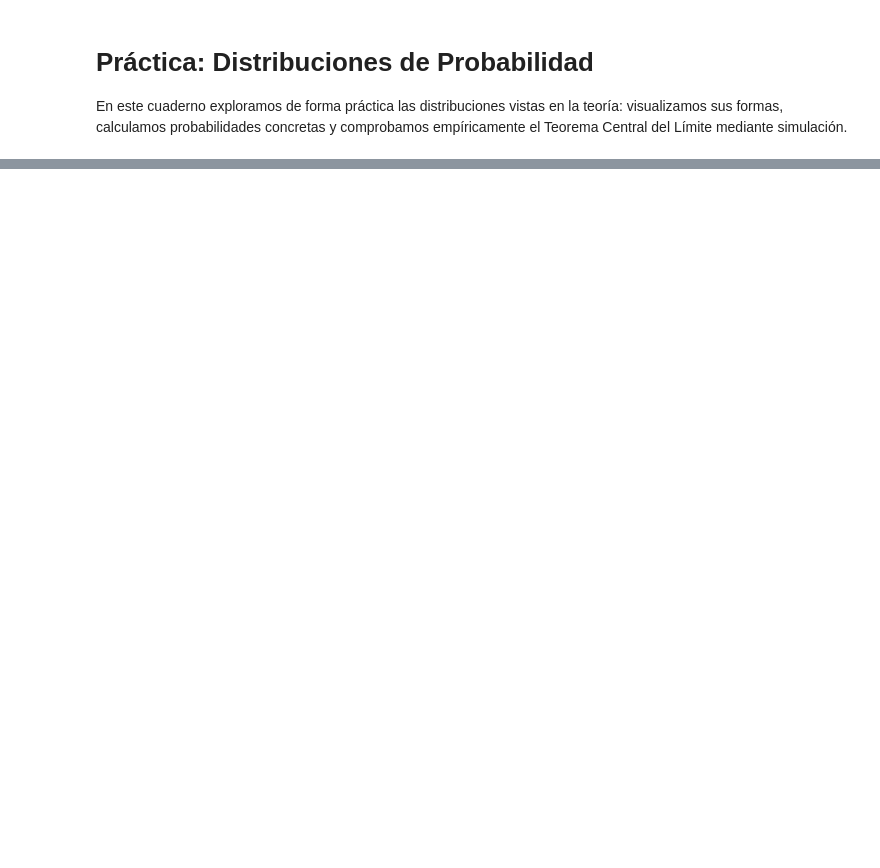
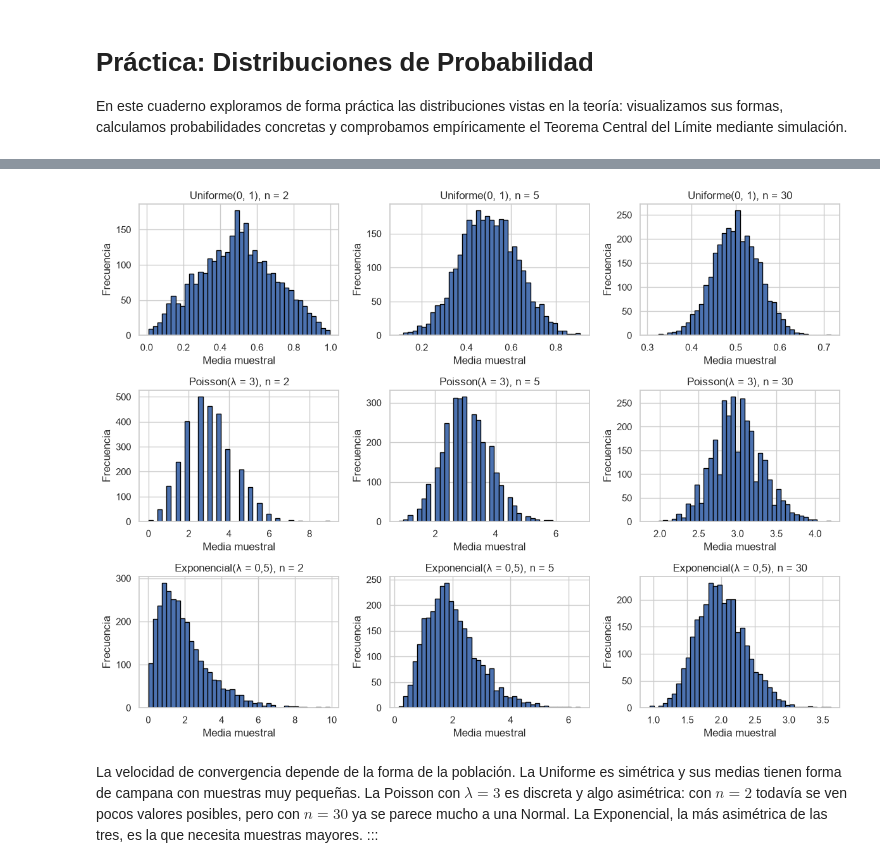
Before and after one commit to JulioUQ/Curso-de-Estadistica-Basica, a Jupyter notebook: notebooks/03_distribuciones/practica.ipynb, the cells around one changed output, grey strips where cells are left out. Drawn from its saved outputs; the diff is of its cells as text; code cells hidden in the pictures; blank space fills up the shorter version.

```diff
--- a/notebooks/03_distribuciones/practica.ipynb
+++ b/notebooks/03_distribuciones/practica.ipynb
@@ -120,0 +230,26 @@ plt.show()
+# %%
+#| fig-alt: "Cuadrícula de histogramas de medias muestrales para tres poblaciones (Uniforme, Poisson y Exponencial) y tres tamaños de muestra (2, 5 y 30). La Uniforme tiene forma de campana ya con n = 5; la Exponencial sigue asimétrica con n = 5 y se acerca a la campana con n = 30."
+poblaciones = [
+    ("Uniforme(0, 1)", "uniform", {"a": 0, "b": 1}),
+    ("Poisson(λ = 3)", "poisson", {"lam": 3}),
+    ("Exponencial(λ = 0,5)", "exponential", {"lam": 0.5}),
+]
+tamanos = [2, 5, 30]
+
+fig, axes = plt.subplots(len(poblaciones), len(tamanos), figsize=(12, 9))
+for fila, (nombre, poblacion, params) in enumerate(poblaciones):
+    for col, n in enumerate(tamanos):
+        medias = dist.simulate_clt(population=poblacion, population_params=params,
+                                   sample_size=n, n_samples=3000, seed=42)
+        ax = axes[fila, col]
+        ax.hist(medias, bins=40, edgecolor="black")
+        ax.set_title(f"{nombre}, n = {n}")
+        ax.set_xlabel("Media muestral")
+        ax.set_ylabel("Frecuencia")
+plt.tight_layout()
+plt.show()
+# %% [output]
+[figure, added]
+# %% [markdown]
+La velocidad de convergencia depende de la forma de la población. La Uniforme es simétrica y sus medias tienen forma de campana con muestras muy pequeñas. La Poisson con $\lambda = 3$ es discreta y algo asimétrica: con $n = 2$ todavía se ven pocos valores posibles, pero con $n = 30$ ya se parece mucho a una Normal. La Exponencial, la más asimétrica de las tres, es la que necesita muestras mayores.
+:::
```
Also changed, not shown: parts of 22 cells of this notebook, 46 other files.
